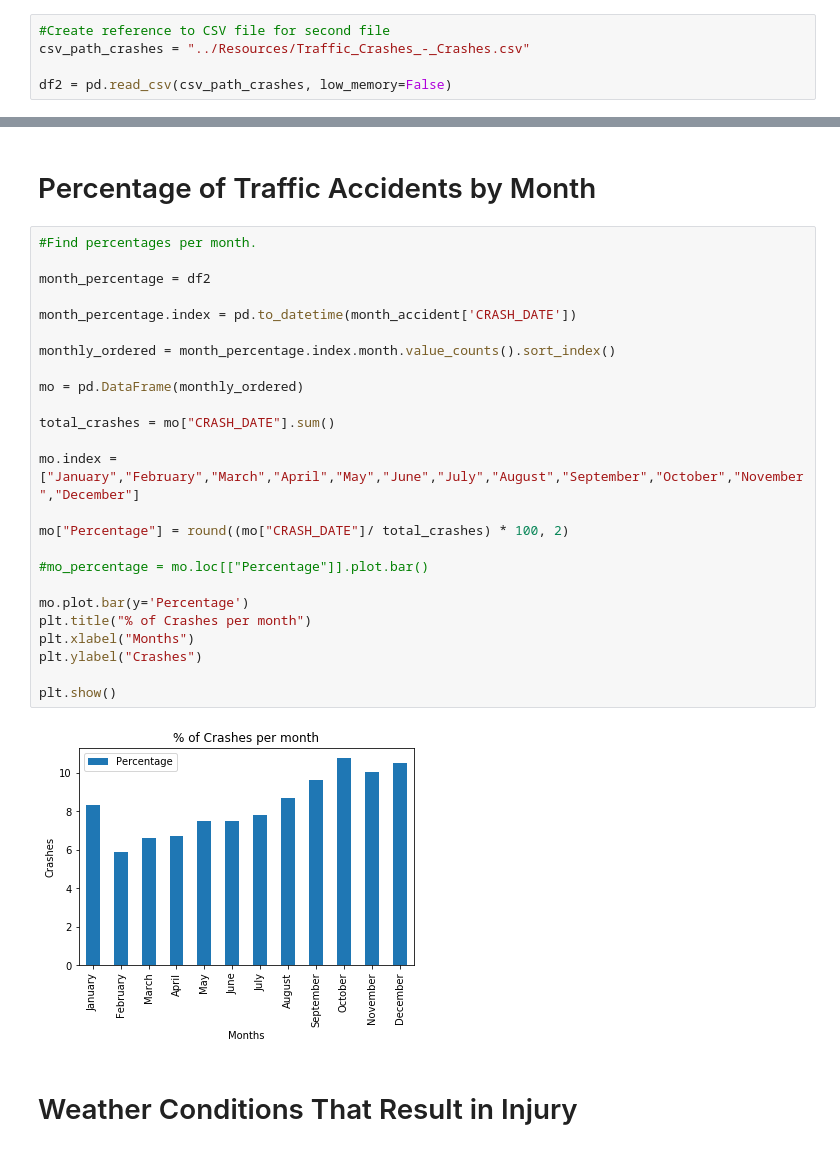
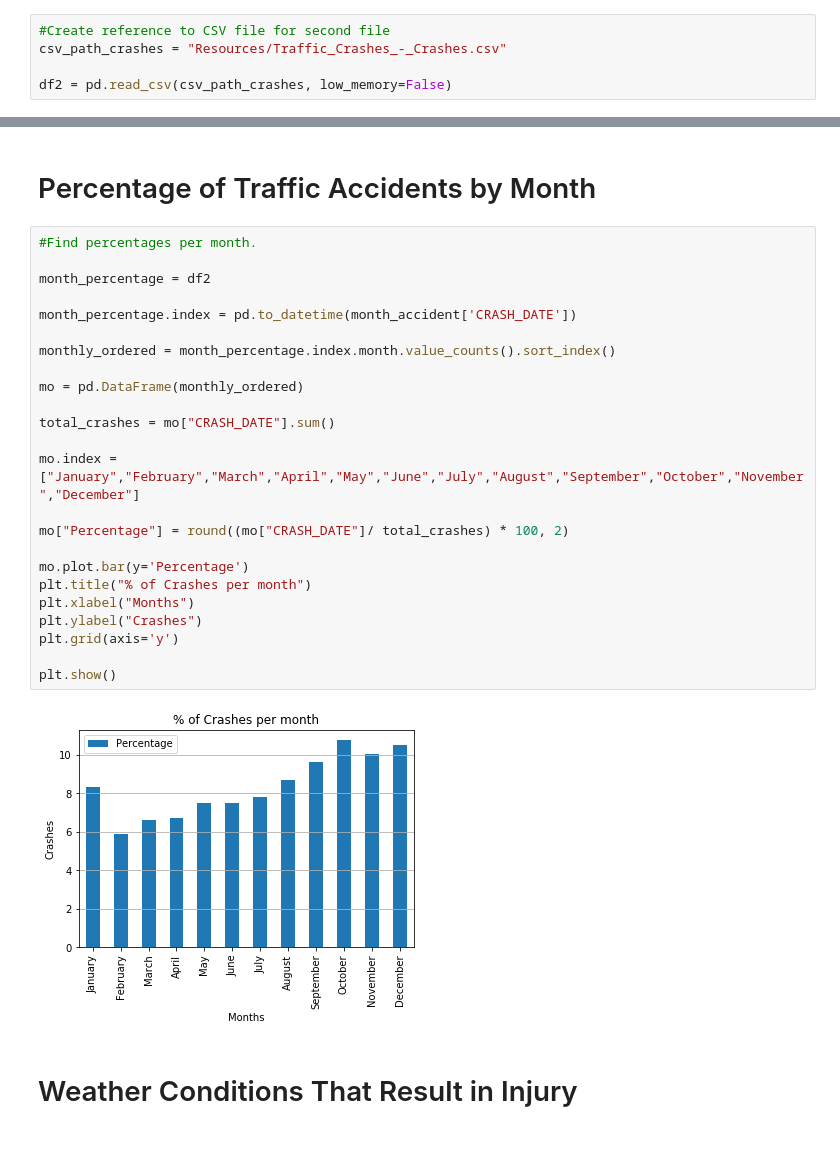
Before and after one commit to miladdavoodi9/Chicago_Traffic_Analysis, a Jupyter notebook: Master.ipynb, the cells around one changed output, grey strips where cells are left out. Cells and saved outputs as stored; diff of their text form.

Commit message:
Add files via upload
Updated graphs and gmaps

```diff
--- a/Master.ipynb
+++ b/Master.ipynb
@@ -27,7 +27,7 @@ csv_path_people = "../Resources/Traffic_Crashes_-_People.csv"
 df1 = pd.read_csv(csv_path_people, low_memory=False)
 # %%
 #Create reference to CSV file for second file
-csv_path_crashes = "../Resources/Traffic_Crashes_-_Crashes.csv"
+csv_path_crashes = "Resources/Traffic_Crashes_-_Crashes.csv"
 
 df2 = pd.read_csv(csv_path_crashes, low_memory=False)
 # %%
@@ -138,30 +148,29 @@ Text(0, 0.5, 'Crashes')
 # %%
 #Find percentages per month.
 
 month_percentage = df2
 
 month_percentage.index = pd.to_datetime(month_accident['CRASH_DATE'])
 
 monthly_ordered = month_percentage.index.month.value_counts().sort_index()
 
 mo = pd.DataFrame(monthly_ordered)
 
 total_crashes = mo["CRASH_DATE"].sum()
 
 mo.index = ["January","February","March","April","May","June","July","August","September","October","November","December"]
 
 mo["Percentage"] = round((mo["CRASH_DATE"]/ total_crashes) * 100, 2)
 
-#mo_percentage = mo.loc[["Percentage"]].plot.bar()
-
 mo.plot.bar(y='Percentage')
 plt.title("% of Crashes per month")
 plt.xlabel("Months")
 plt.ylabel("Crashes")
+plt.grid(axis='y')
 
 plt.show()
 # %% [output]
-[figure, old version]
+[figure, new version]
 # %% [markdown]
 # Weather Conditions That Result in Injury
 # %%
```
Also changed, not shown: parts of 12 cells of this notebook.
